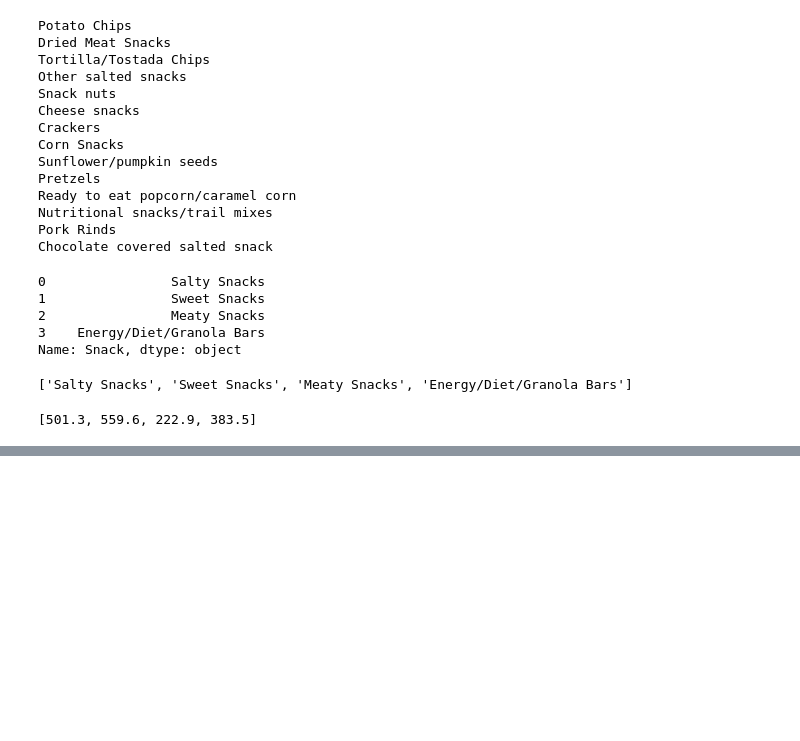
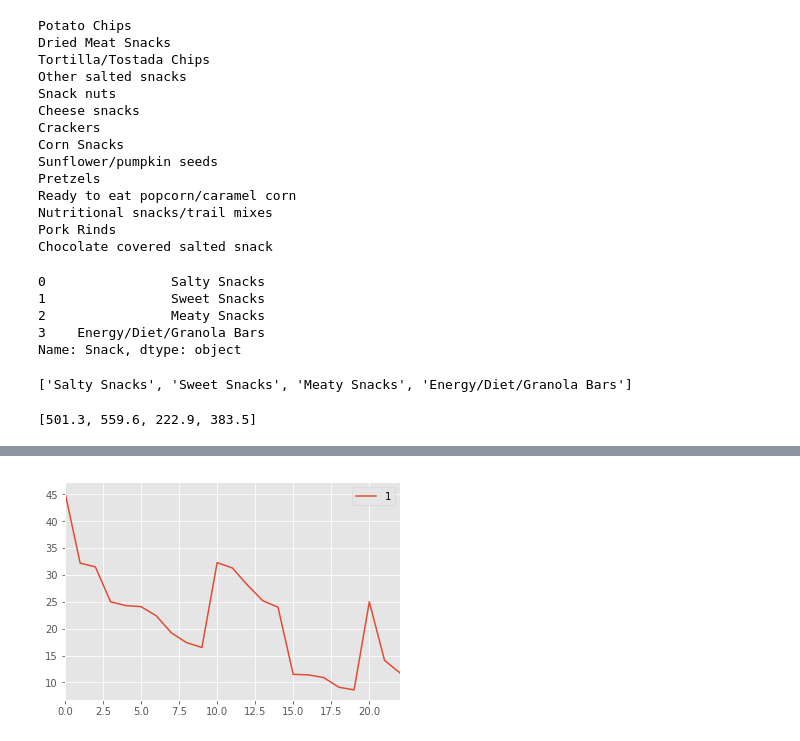
Before and after one commit to copperstick6/Advent, a Jupyter notebook: predictive_data/Data Analysis on Snacks.ipynb, the cells around one changed output, grey strips where cells are left out. Drawn from its saved outputs; the diff is of its cells as text; code cells hidden in the pictures; blank space fills up the shorter version.

```diff
--- a/predictive_data/Data Analysis on Snacks.ipynb
+++ b/predictive_data/Data Analysis on Snacks.ipynb
@@ -55,3 +56,8 @@ snack_values = snack_array['Gross'].values.tolist()
 print(snack_values)
 # %% [output]
 [501.3, 559.6, 222.9, 383.5]
+# %%
+salty_snack = pd.read_excel('snack_data.xlsx', sheetname='Sheet3')
+salty_snack_items = np.array(salty_snack['Snack'].values.tolist())
+salty_snack_values = np.array(salty_snack['Gross'].values.tolist())
+print(salty_snack_items)
@@ -57,0 +171,7 @@ print(snack_values)
+# %%
+# Salty Snacks
+saltyitems = pd.Series(data=salty_snack_items)
+saltyvals = pd.Series(data=salty_snack_values)
+saltyframe =[saltyitems, saltyvals]
+saltyresult = pd.concat(saltyframe, axis=1, ignore_index=True)
+print(saltyresult)
@@ -57,0 +271,6 @@ print(snack_values)
+# %%
+# Healthy Snacks
+saltyresult.plot()
+plt.show()
+# %% [output]
+[figure, added]
```
Also changed, not shown: parts of 16 cells of this notebook, 3 other files.
